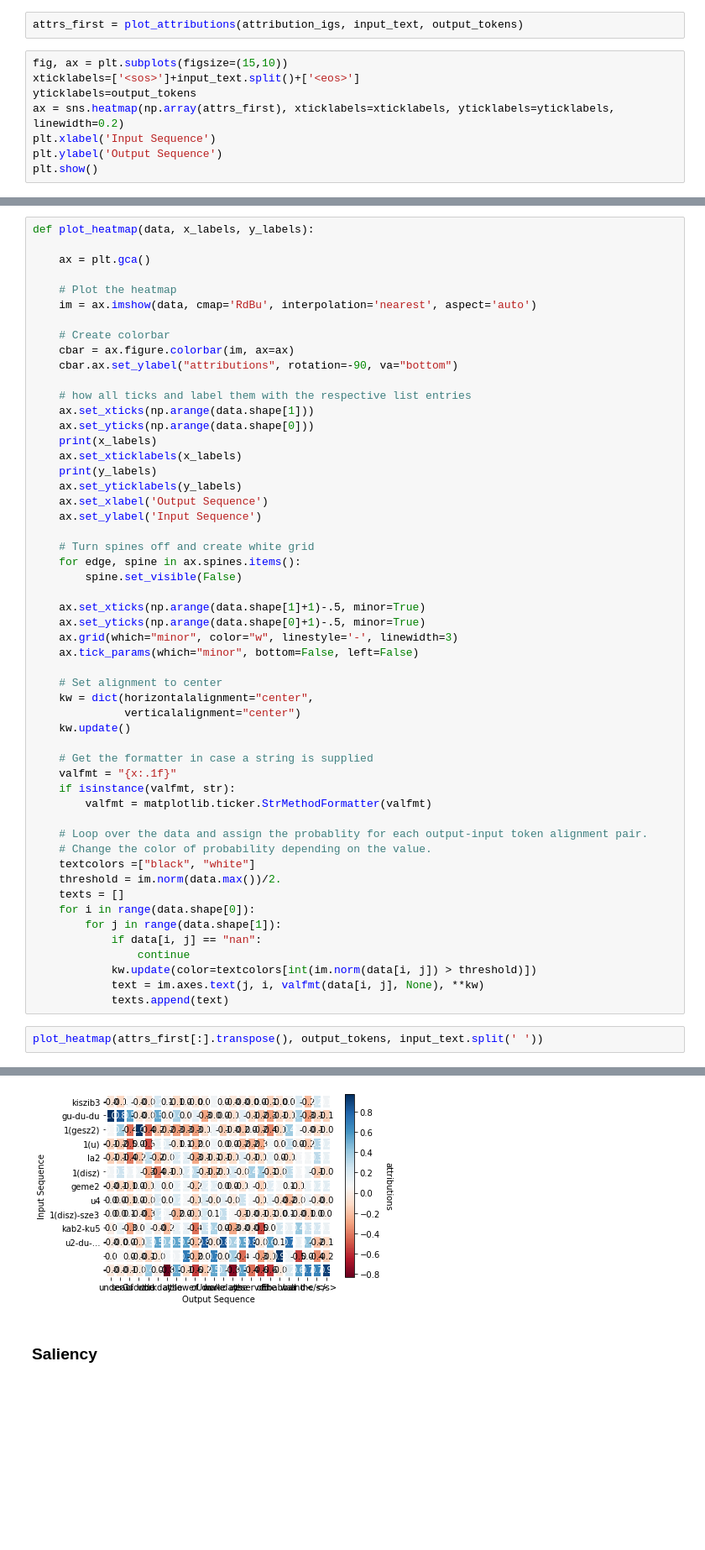
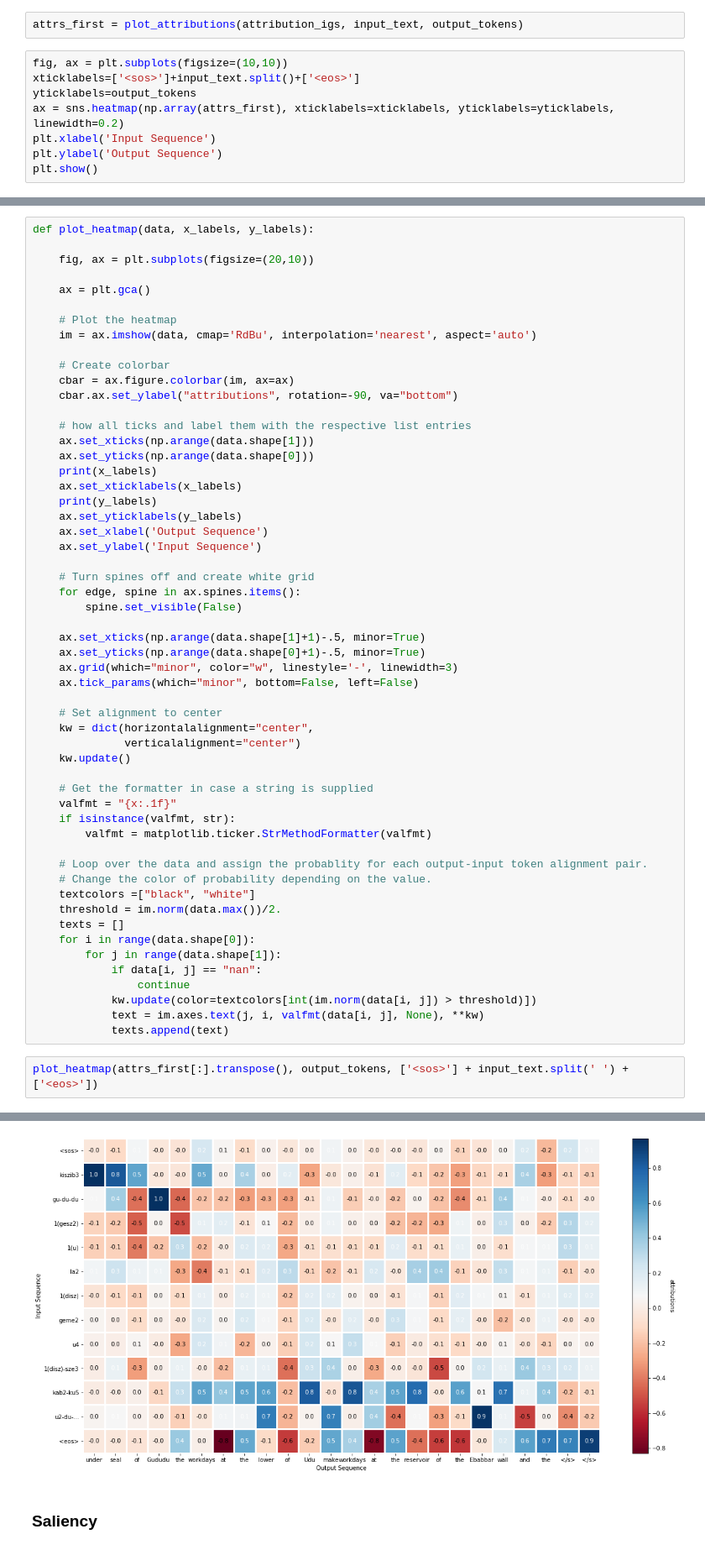
Before and after one commit to cdli-gh/Semi-Supervised-NMT-for-Sumerian-English, a Jupyter notebook: interpretability/captum.ipynb, the cells around one changed output, grey strips where cells are left out. Shown at 84% size. Saved outputs shown, nothing was run; the diff lists cells and outputs as text; blank space fills up the shorter version.

```diff
--- a/interpretability/captum.ipynb
+++ b/interpretability/captum.ipynb
@@ -603,7 +596,7 @@ def plot_attributions(attribution_igs, src, output_tokens):
 # %%
 attrs_first = plot_attributions(attribution_igs, input_text, output_tokens)
 # %%
-fig, ax = plt.subplots(figsize=(15,10))
+fig, ax = plt.subplots(figsize=(10,10))
 xticklabels=['<sos>']+input_text.split()+['<eos>']
 yticklabels=output_tokens
 ax = sns.heatmap(np.array(attrs_first), xticklabels=xticklabels, yticklabels=yticklabels, linewidth=0.2)
@@ -615,5 +608,7 @@ plt.show()
 # %%
 def plot_heatmap(data, x_labels, y_labels):
+
+    fig, ax = plt.subplots(figsize=(20,10))
 
     ax = plt.gca()
 
@@ -666,6 +661,6 @@ def plot_heatmap(data, x_labels, y_labels):
             text = im.axes.text(j, i, valfmt(data[i, j], None), **kw)
             texts.append(text)
 # %%
-plot_heatmap(attrs_first[:].transpose(), output_tokens, input_text.split(' '))
+plot_heatmap(attrs_first[:].transpose(), output_tokens, ['<sos>'] + input_text.split(' ') + ['<eos>'])
 # %% [output]
 ['under', 'seal', 'of', 'Gududu', 'the', 'workdays', 'at', 'the', 'lower', 'of', 'Udu', 'make', 'workdays', 'at', 'the', 'reservoir', 'of', 'the', 'Ebabbar', 'wall', 'and', 'the', '</s>', '</s>']
@@ -673,4 +668,4 @@ plot_heatmap(attrs_first[:].transpose(), output_tokens, input_text.split(' '))
-[figure, old version]
+[figure, new version]
 # %% [markdown]
 ### Saliency
 # %%
```
Also changed, not shown: parts of 17 cells of this notebook.
